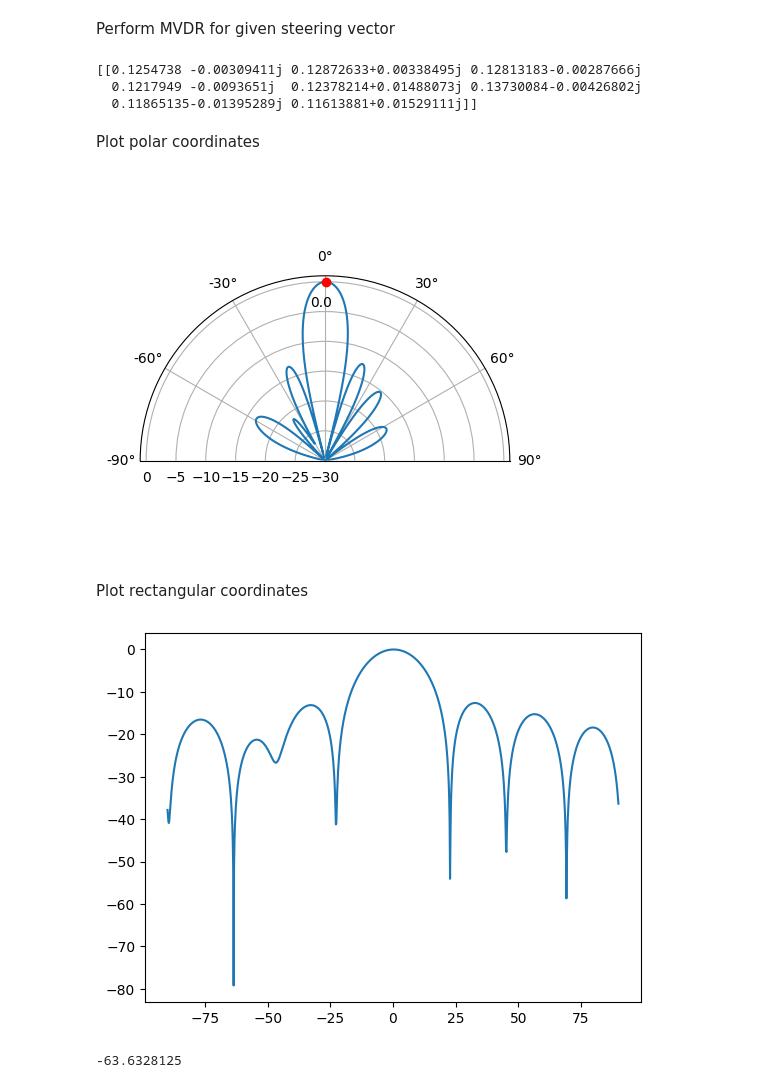
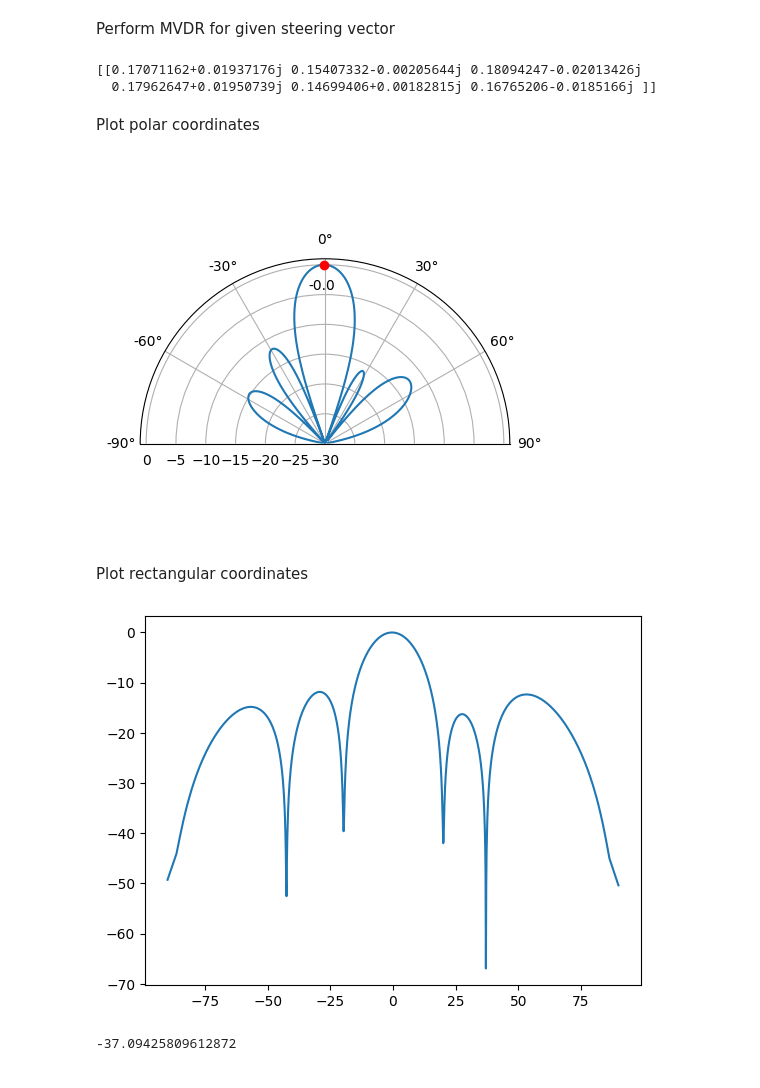
Before and after one commit to ilnur852/pyDSPplayground, a Jupyter notebook: array processing/steering_2.ipynb, the cells around one changed output. Drawn from its saved outputs; the diff is of its cells as text; code cells hidden in the pictures.

```diff
--- a/array processing/steering_2.ipynb
+++ b/array processing/steering_2.ipynb
@@ -5,14 +5,14 @@ import matplotlib.pyplot as plt
 Assume Uniform Linear Array (ULA) w/ d = $\lambda/2$ and calculate steering vector for some narrrowband signal tx
 # %%
 sample_rate = 1e6
-N = 1000 # number of observations
+N = 10000 # number of observations
 d= 0.5 # Half Wavelengh
-Nr = 8 # Number of sensors
+Nr = 6 # Number of sensors
 t = np.arange(N)/sample_rate # time vector
 
 f_tone = 0.02e6 #tone frequency
 tx = 10*np.exp(2j * np.pi * f_tone * t)
-theta_degrees = 135 # direction of arrival
+theta_degrees = -37 # direction of arrival
 theta = theta_degrees / 180 * np.pi #convert to radians
 s = np.exp(-2j * np.pi * d * np.arange (Nr) * np.sin(theta)) # Steering Vector
 # %%
@@ -54,9 +54,8 @@ w = w_mvdr(s)
 w = w.reshape(1, -1)
 print(w)
 # %% [output]
-[[0.1254738 -0.00309411j 0.12872633+0.00338495j 0.12813183-0.00287666j
-  0.1217949 -0.0093651j  0.12378214+0.01488073j 0.13730084-0.00426802j
-  0.11865135-0.01395289j 0.11613881+0.01529111j]]
+[[0.17071162+0.01937176j 0.15407332-0.00205644j 0.18094247-0.02013426j
+  0.17962647+0.01950739j 0.14699406+0.00182815j 0.16765206-0.0185166j ]]
 # %% [markdown]
 Plot polar coordinates
 # %%
@@ -85,14 +84,14 @@ ax.set_ylim([-30, 1]) # because there's no noise, only go down 30 dB
 
 plt.show()
 # %% [output]
-[figure, old version]
+[figure, new version]
 # %% [markdown]
 Plot rectangular coordinates
 # %%
-theta_scan = np.linspace(-np.pi/2, np.pi/2, N_fft)
+theta_scan = np.arcsin(np.linspace(-1, 1, N_fft))
 plt.plot(theta_scan*180/np.pi, w_fft_dB)
 plt.show()
-print(np.argsort(w_fft_dB)[0]/N_fft*180-90)
+print(-theta_scan[np.argsort(w_fft_dB)[0]]*180/np.pi)
 # %% [output]
-[figure, old version]
+[figure, new version]
--63.6328125
+-37.09425809612872
```
Also changed, not shown: parts of 2 cells of this notebook, 7 other files.
